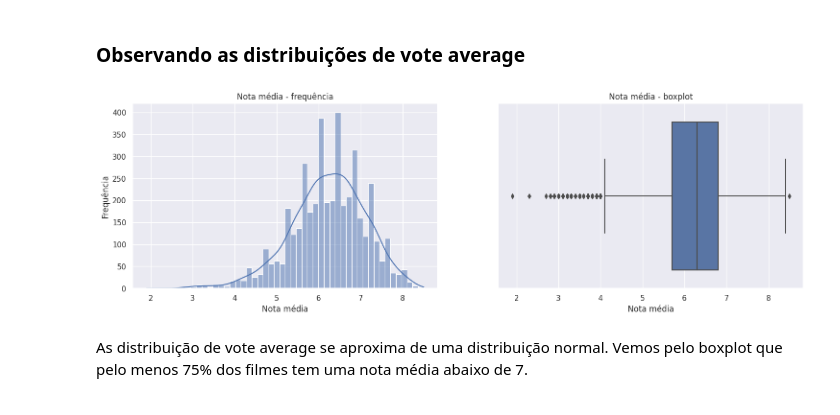
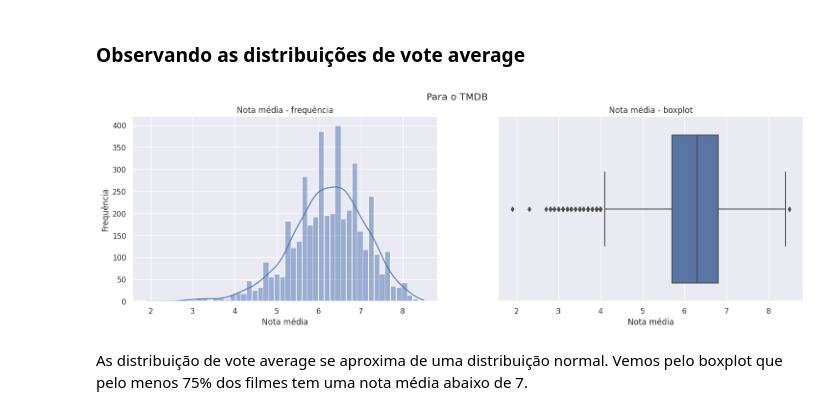
Before and after one commit to math3usvalenca/tmdb-and-movielens---eda-and-statistical-tests, a Jupyter notebook: testes.ipynb, the cells around one changed output. Drawn from its saved outputs; the diff is of its cells as text; code cells hidden in the pictures.

```diff
--- a/testes.ipynb
+++ b/testes.ipynb
@@ -25,20 +25,20 @@ sns.set_theme()
 # %%
 fig, axs = plt.subplots(1, 2,figsize=(18, 5))
 
 sns.histplot(tmbd.vote_average, ax=axs[0], kde=True)
 
 axs[0].set_title('Nota média - frequência')
 axs[0].set(xlabel='Nota média', ylabel='Frequência')
 
 
 sns.boxplot(x = tmbd.vote_average, ax=axs[1])
 axs[1].set_title('Nota média - boxplot')
 axs[1].set(xlabel='Nota média')
 
-
+plt.suptitle('Para o TMDB')
 plt.show()
 # %% [output]
-[figure, old version]
+[figure, new version]
 # %% [markdown]
 As distribuição de vote average se aproxima de uma distribuição normal. Vemos pelo boxplot que pelo menos 75% dos filmes tem uma nota média abaixo de 7.
 # %% [markdown]
```
Also changed, not shown: parts of 3 cells of this notebook, 4 other files.
